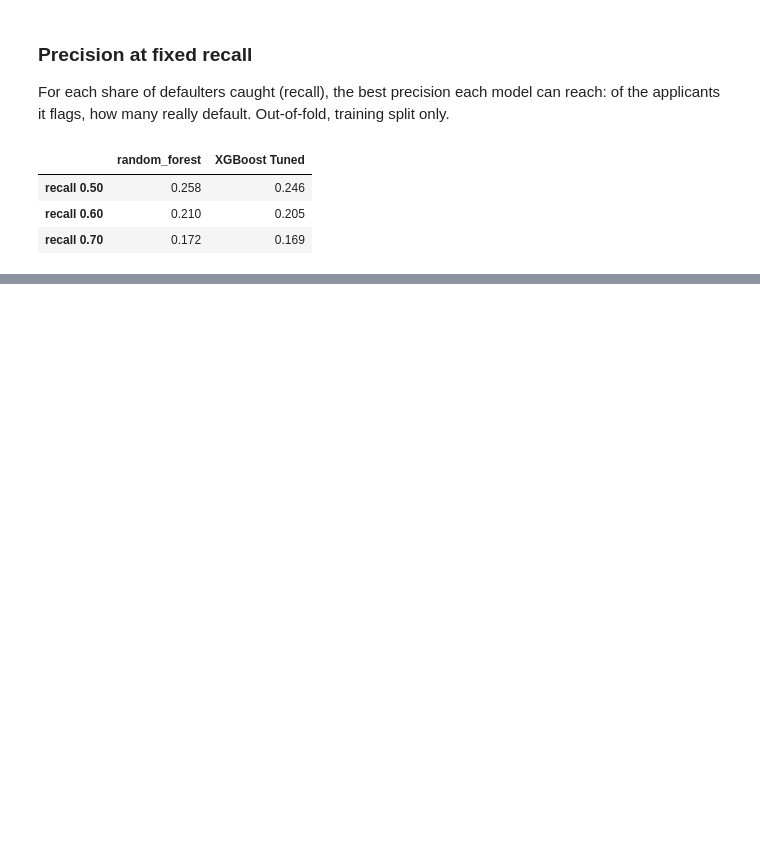
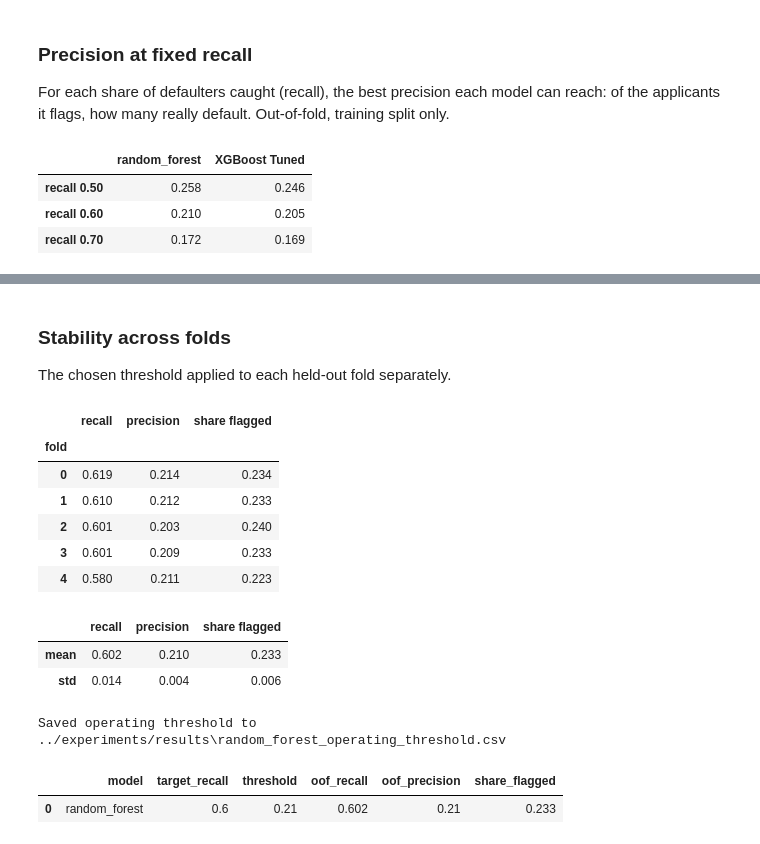
Before and after one commit to Pasiya990/FDM-AutoMobile_Loan_Default_Modelling, a Jupyter notebook: notebooks/06b_model_comparison.ipynb, the cells around one changed output, grey strips where cells are left out. Saved outputs shown, nothing was run; the diff lists cells and outputs as text; code cells hidden in the pictures; blank space fills up the shorter version.

Commit message:
Choose the Random Forest operating threshold for 60% recall (06b)

```diff
--- a/notebooks/06b_model_comparison.ipynb
+++ b/notebooks/06b_model_comparison.ipynb
@@ -242,0 +249,28 @@ precision_table
+# %%
+from sklearn.metrics import precision_recall_curve
+
+TARGET_RECALL = 0.60
+y_true = oof["y_true"].to_numpy()
+proba = oof["random_forest"].to_numpy()
+
+precision, recall, thresholds = precision_recall_curve(y_true, proba)
+# thresholds[i] gives recall[i] and precision[i]; recall falls as the threshold rises
+eligible = np.where(recall[:-1] >= TARGET_RECALL)[0]
+chosen = eligible[-1]
+THRESHOLD = float(thresholds[chosen])
+
+def summarise(threshold):
+    flagged = proba >= threshold
+    tp = int((flagged & (y_true == 1)).sum())
+    fp = int((flagged & (y_true == 0)).sum())
+    return {
+        "threshold": round(threshold, 4),
+        "recall": round(tp / (y_true == 1).sum(), 3),
+        "precision": round(tp / flagged.sum(), 3),
+        "share of applicants flagged": round(flagged.mean(), 3),
+        "defaulters caught": tp,
+        "good applicants flagged": fp,
+    }
+
+comparison = pd.DataFrame([summarise(0.5), summarise(THRESHOLD)], index=["default 0.5", f"chosen (recall >= {TARGET_RECALL})"])
+comparison.T
@@ -243,3 +285,51 @@ precision_table
+# %% [markdown]
+### Stability across folds
+
+The chosen threshold applied to each held-out fold separately.
+# %%
+rows = []
+for fold in sorted(oof["fold"].unique()):
+    part = oof[oof["fold"] == fold]
+    flagged = part["random_forest"] >= THRESHOLD
+    tp = int((flagged & (part["y_true"] == 1)).sum())
+    rows.append({
+        "fold": fold,
+        "recall": tp / (part["y_true"] == 1).sum(),
+        "precision": tp / flagged.sum(),
+        "share flagged": flagged.mean(),
+    })
+per_fold = pd.DataFrame(rows).set_index("fold")
+summary = per_fold.agg(["mean", "std"]).round(3)
+display(per_fold.round(3))
+summary
+# %% [output]
+|  | recall | precision | share flagged |
+| fold |  |  |  |
+| 0 | 0.619 | 0.214 | 0.234 |
+| 1 | 0.610 | 0.212 | 0.233 |
+| 2 | 0.601 | 0.203 | 0.240 |
+| 3 | 0.601 | 0.209 | 0.233 |
+| 4 | 0.580 | 0.211 | 0.223 |
+|  | recall | precision | share flagged |
+| mean | 0.602 | 0.210 | 0.233 |
+| std | 0.014 | 0.004 | 0.006 |
+# %%
+threshold_row = pd.DataFrame([{
+    "model": "random_forest",
+    "target_recall": TARGET_RECALL,
+    "threshold": THRESHOLD,
+    "oof_recall": summarise(THRESHOLD)["recall"],
+    "oof_precision": summarise(THRESHOLD)["precision"],
+    "share_flagged": summarise(THRESHOLD)["share of applicants flagged"],
+}])
+threshold_path = os.path.join(results_dir, "random_forest_operating_threshold.csv")
+threshold_row.to_csv(threshold_path, index=False)
+print(f"Saved operating threshold to {threshold_path}")
+threshold_row
+# %% [output]
+Saved operating threshold to ../experiments/results\random_forest_operating_threshold.csv
+|  | model | target_recall | threshold | oof_recall | oof_precision | share_flagged |
+| 0 | random_forest | 0.6 | 0.21 | 0.602 | 0.21 | 0.233 |
 # %% [markdown]
 **Finding:** All nine rows are verified under the same protocol (shared pipeline, `evaluate_model`, stratified 5-fold CV on the training split, threshold 0.5). Under the tiered rule, tier 1 holds Random Forest (untuned) and XGBoost Tuned: their ROC-AUC gap (0.774 vs 0.771) is smaller than Random Forest's standard deviation (0.004), so it is a tie, and PR-AUC puts Random Forest first (0.358 vs 0.307). Random Forest tuned (0.770) is in tier 2 on its own: its gap to the leader (0.0042) is just over one standard deviation (0.0040). The remaining models each form their own tier: XGBoost Baseline (0.763), LightGBM Tuned (0.757), LightGBM Baseline (0.748), Logistic Regression (0.734), Decision Tree (0.708) and Gaussian NB (0.697).
 
```
Also changed, not shown: parts of 3 cells of this notebook, 1 other file.
